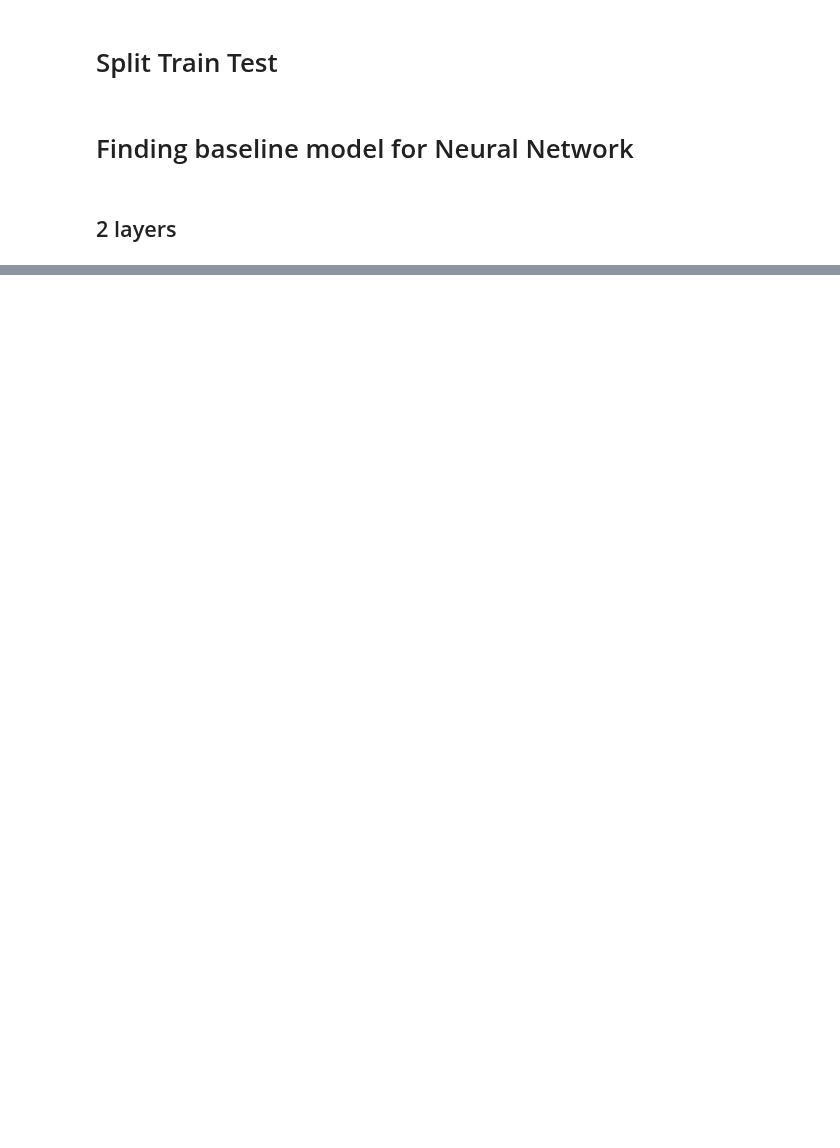
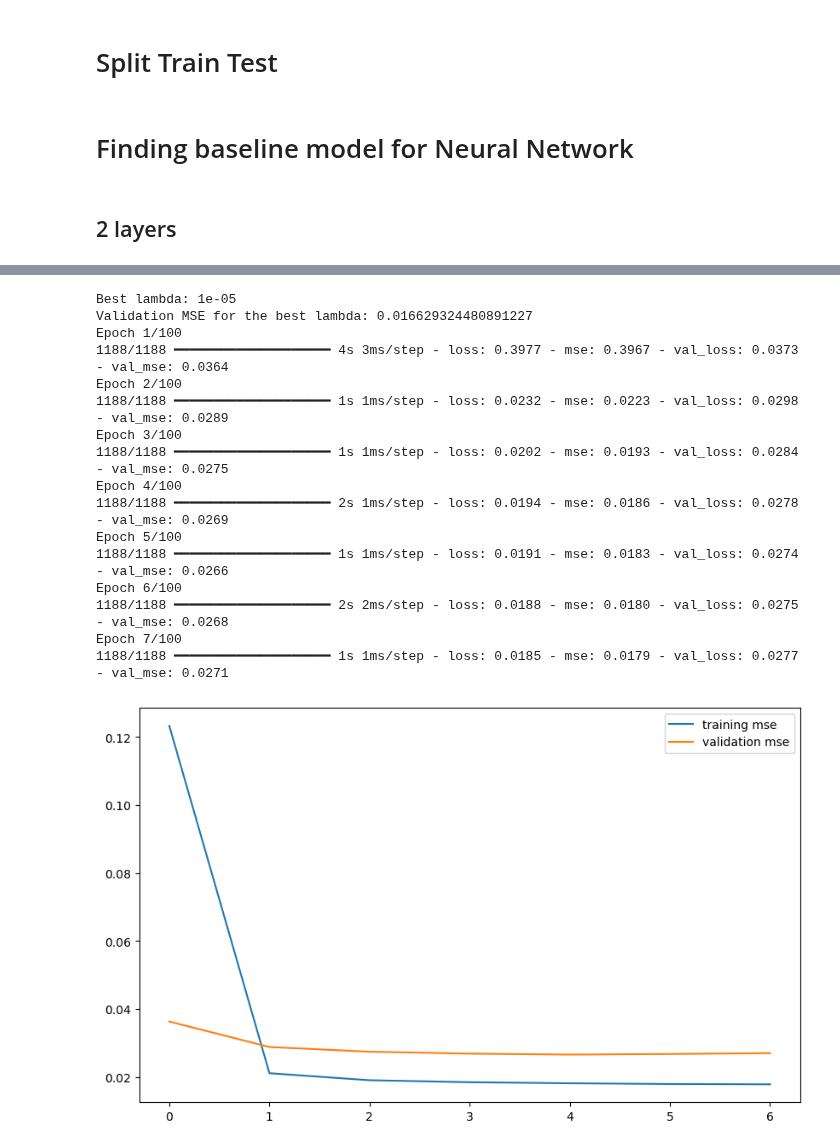
Before and after one commit to dr17549/BD2_coursework, a Jupyter notebook: Code/assignment.ipynb, the cells around one changed output, grey strips where cells are left out. Saved outputs shown, nothing was run; the diff lists cells and outputs as text; code cells hidden in the pictures; blank space fills up the shorter version.

Commit message:
CV for lamda

```diff
--- a/Code/assignment.ipynb
+++ b/Code/assignment.ipynb
@@ -124,0 +164,79 @@ ImportError: cannot import name 'modelling' from 'nn_models' (/Users/dhammatornr
+# %%
+from sklearn.model_selection import KFold
+from tensorflow.keras import backend as K
+
+epochs = 100
+
+kfold = KFold(n_splits=5, shuffle=True, random_state=42)
+best_val_mse = float('inf')
+best_lamda = None
+history_dict = {}
+
+lamdas = [1e-6, 1e-5, 1e-4, 1e-3]  # Define a list of lambda values to cross-validate
+
+for lamda in lamdas:
+    val_mse_folds = []
+    for train_index, val_index in kfold.split(X_train):
+        X_train_fold, X_val_fold = X_train[train_index], X_train[val_index]
+        y_train_fold, y_val_fold = y_train[train_index], y_train[val_index]
+
+        # Clear the Keras session to avoid clutter from old models
+        K.clear_session()
+
+        model = nn2(lamda)
+        model.compile(optimizer='adam', loss='mse', metrics=['mse'])
+
+        history = model.fit(X_train_fold, y_train_fold,
+                            epochs=epochs,
+                            batch_size=batch_size,
+                            verbose=False,
+                            validation_data=(X_val_fold, y_val_fold),
+                            callbacks=[EarlyStopping(patience=patience, restore_best_weights=True)])
+
+        val_mse_folds.append(min(history.history['val_mse']))
+
+    avg_val_mse = np.mean(val_mse_folds)
+    history_dict[lamda] = avg_val_mse
+
+    if avg_val_mse < best_val_mse:
+        best_val_mse = avg_val_mse
+        best_lamda = lamda
+
+print(f'Best lambda: {best_lamda}')
+print(f'Validation MSE for the best lambda: {best_val_mse}')
+
+# Train the final model with the best lambda
+K.clear_session()
+model = nn2(best_lamda)
+model.compile(optimizer='adam', loss='mse', metrics=['mse'])
+history = model.fit(X_train, y_train,
+                    epochs=epochs,
+                    batch_size=batch_size,
+                    verbose=True,
+                    validation_data=(X_val, y_val),
+                    callbacks=[EarlyStopping(patience=patience, restore_best_weights=True)])
+
+# Plotting the training and validation MSE
+fig, ax = plt.subplots(figsize=(10, 6))
+pd.Series(history.history['mse']).plot(ax=ax, label='training mse')
+pd.Series(history.history['val_mse']).plot(ax=ax, label='validation mse')
+ax.legend()
+plt.show()
+# %% [output]
+Best lambda: 1e-05
+Validation MSE for the best lambda: 0.016629324480891227
+Epoch 1/100
+1188/1188 ━━━━━━━━━━━━━━━━━━━━ 4s 3ms/step - loss: 0.3977 - mse: 0.3967 - val_loss: 0.0373 - val_mse: 0.0364
+Epoch 2/100
+1188/1188 ━━━━━━━━━━━━━━━━━━━━ 1s 1ms/step - loss: 0.0232 - mse: 0.0223 - val_loss: 0.0298 - val_mse: 0.0289
+Epoch 3/100
+1188/1188 ━━━━━━━━━━━━━━━━━━━━ 1s 1ms/step - loss: 0.0202 - mse: 0.0193 - val_loss: 0.0284 - val_mse: 0.0275
+Epoch 4/100
+1188/1188 ━━━━━━━━━━━━━━━━━━━━ 2s 1ms/step - loss: 0.0194 - mse: 0.0186 - val_loss: 0.0278 - val_mse: 0.0269
+Epoch 5/100
+1188/1188 ━━━━━━━━━━━━━━━━━━━━ 1s 1ms/step - loss: 0.0191 - mse: 0.0183 - val_loss: 0.0274 - val_mse: 0.0266
+Epoch 6/100
+1188/1188 ━━━━━━━━━━━━━━━━━━━━ 2s 2ms/step - loss: 0.0188 - mse: 0.0180 - val_loss: 0.0275 - val_mse: 0.0268
+Epoch 7/100
+1188/1188 ━━━━━━━━━━━━━━━━━━━━ 1s 1ms/step - loss: 0.0185 - mse: 0.0179 - val_loss: 0.0277 - val_mse: 0.0271
+[figure, added]
```
Also changed, not shown: parts of 2 cells of this notebook.
